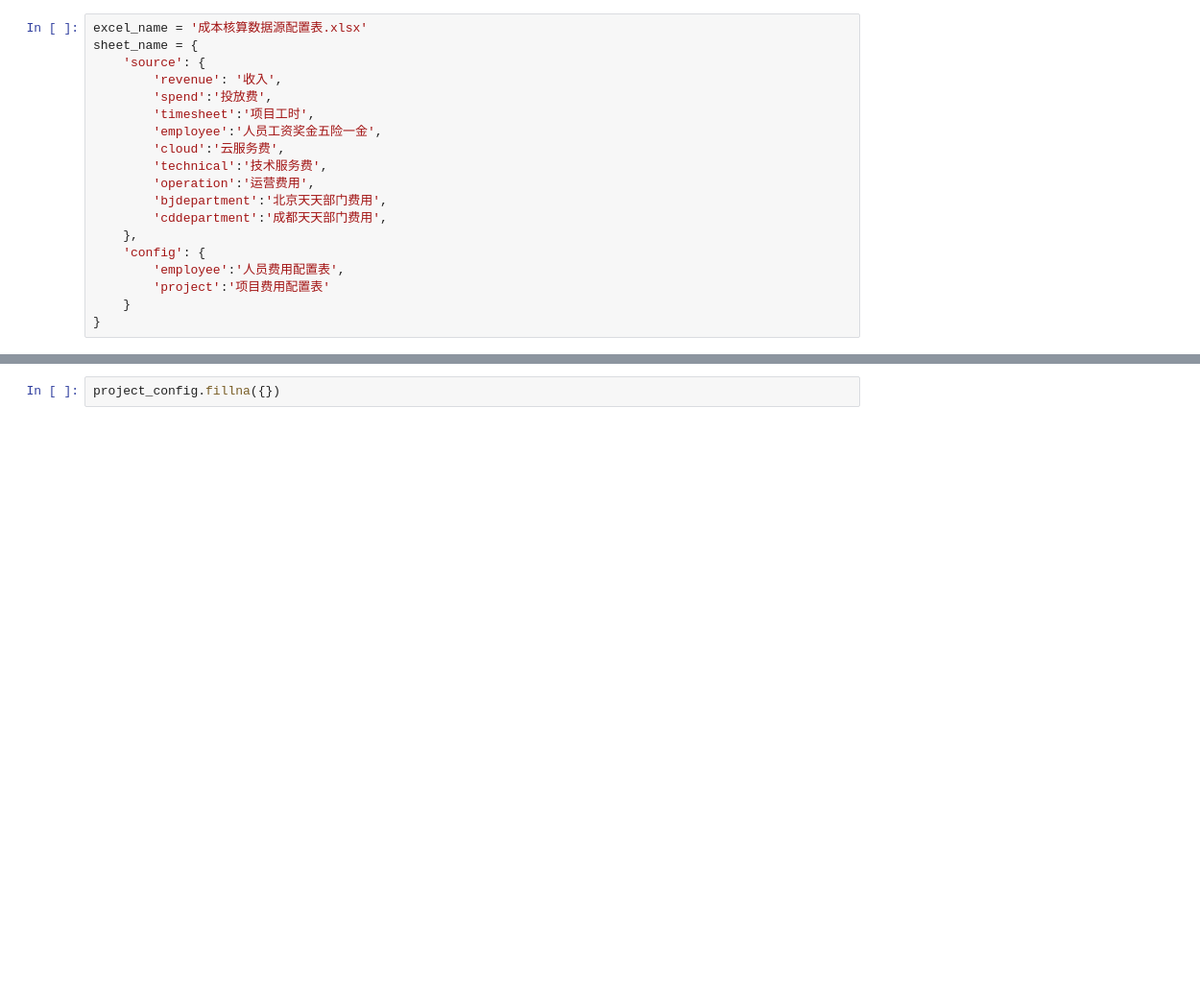
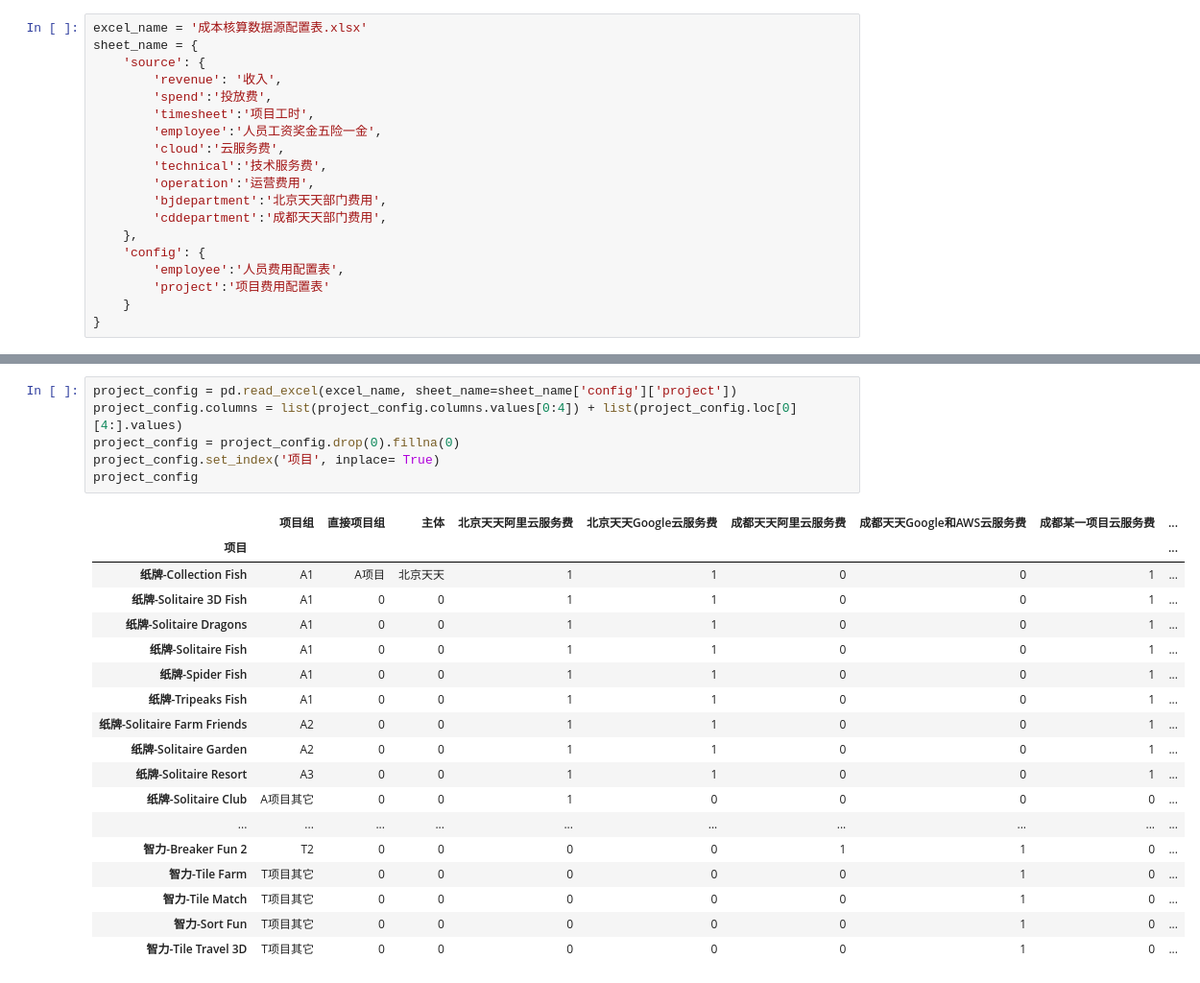
Before and after one commit to liaozhonghui/python-excel, a Jupyter notebook: 云服务费用.ipynb, the cells around one changed output, grey strips where cells are left out. Shown at 96% size. Cells and saved outputs as stored; diff of their text form; blank space fills up the shorter version.

```diff
--- a/云服务费用.ipynb
+++ b/云服务费用.ipynb
@@ -140,2 +84,25 @@ project_config
-# %%
-project_config.fillna({})
+# %%
+project_config = pd.read_excel(excel_name, sheet_name=sheet_name['config']['project'])
+project_config.columns = list(project_config.columns.values[0:4]) + list(project_config.loc[0][4:].values)
+project_config = project_config.drop(0).fillna(0)
+project_config.set_index('项目', inplace= True)
+project_config
+# %% [output]
+|  | 项目组 | 直接项目组 | 主体 | 北京天天阿里云服务费 | 北京天天Google云服务费 | 成都天天阿里云服务费 | 成都天天Google和AWS云服务费 | 成都某一项目云服务费 | ... |
+| 项目 |  |  |  |  |  |  |  |  | ... |
+| 纸牌-Collection Fish | A1 | A项目 | 北京天天 | 1 | 1 | 0 | 0 | 1 | ... |
+| 纸牌-Solitaire 3D Fish | A1 | 0 | 0 | 1 | 1 | 0 | 0 | 1 | ... |
+| 纸牌-Solitaire Dragons | A1 | 0 | 0 | 1 | 1 | 0 | 0 | 1 | ... |
+| 纸牌-Solitaire Fish | A1 | 0 | 0 | 1 | 1 | 0 | 0 | 1 | ... |
+| 纸牌-Spider Fish | A1 | 0 | 0 | 1 | 1 | 0 | 0 | 1 | ... |
+| 纸牌-Tripeaks Fish | A1 | 0 | 0 | 1 | 1 | 0 | 0 | 1 | ... |
+| 纸牌-Solitaire Farm Friends | A2 | 0 | 0 | 1 | 1 | 0 | 0 | 1 | ... |
+| 纸牌-Solitaire Garden | A2 | 0 | 0 | 1 | 1 | 0 | 0 | 1 | ... |
+| 纸牌-Solitaire Resort | A3 | 0 | 0 | 1 | 1 | 0 | 0 | 1 | ... |
+| 纸牌-Solitaire Club | A项目其它 | 0 | 0 | 1 | 0 | 0 | 0 | 0 | ... |
+| ... | ... | ... | ... | ... | ... | ... | ... | ... | ... |
+| 智力-Breaker Fun 2 | T2 | 0 | 0 | 0 | 0 | 1 | 1 | 0 | ... |
+| 智力-Tile Farm | T项目其它 | 0 | 0 | 0 | 0 | 0 | 1 | 0 | ... |
+| 智力-Tile Match | T项目其它 | 0 | 0 | 0 | 0 | 0 | 1 | 0 | ... |
+| 智力-Sort Fun | T项目其它 | 0 | 0 | 0 | 0 | 0 | 1 | 0 | ... |
+| 智力-Tile Travel 3D | T项目其它 | 0 | 0 | 0 | 0 | 0 | 1 | 0 | ... |
```
Also changed, not shown: parts of 17 cells of this notebook, 4 other files.
